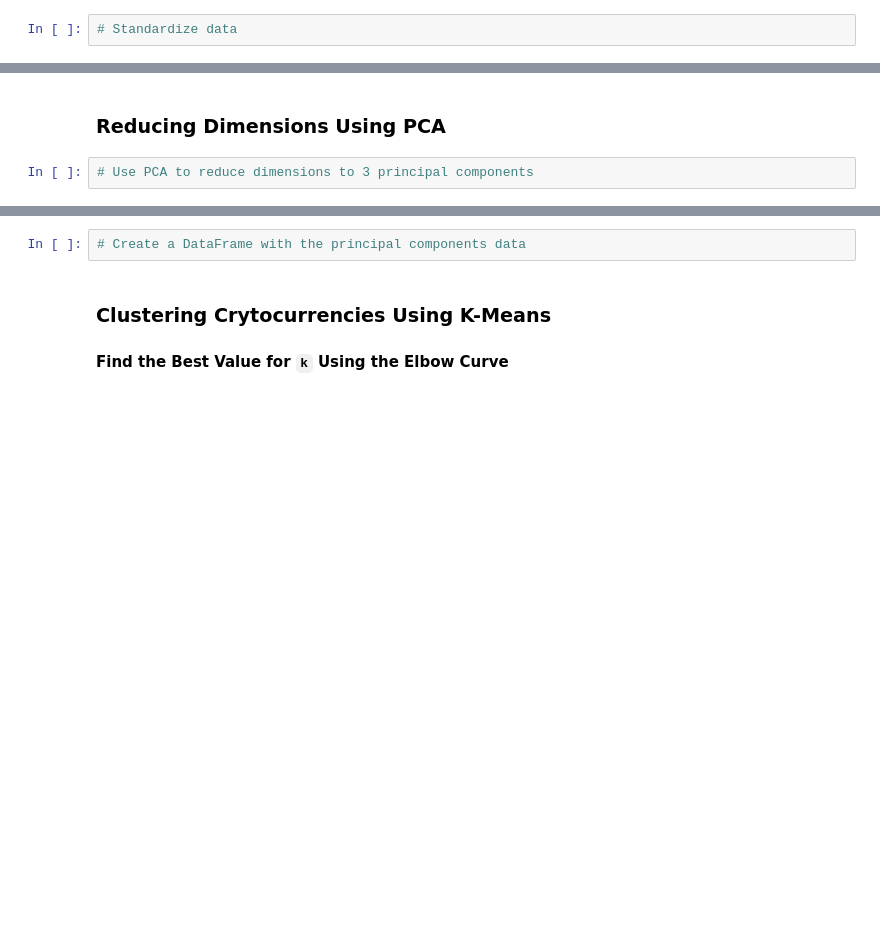
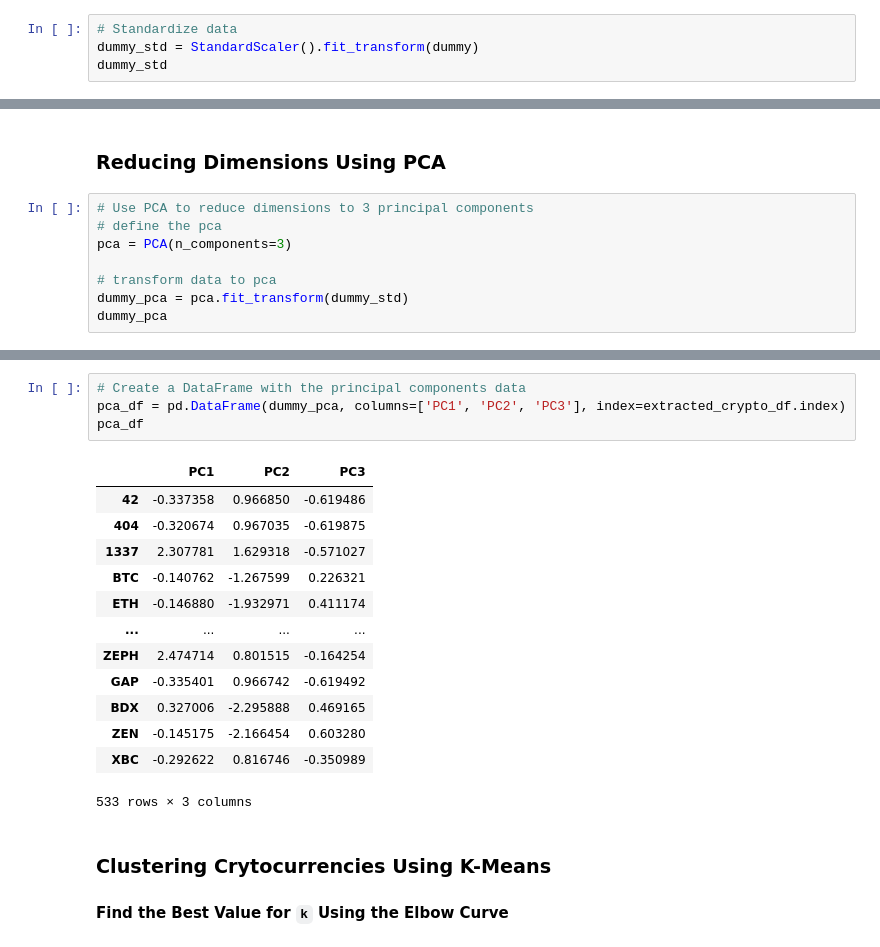
Before and after one commit to cryptillium/clustering-crypto, a Jupyter notebook: crypto_clustering.ipynb, the cells around one changed output, grey strips where cells are left out. Cells and saved outputs as stored; diff of their text form; blank space fills up the shorter version.

```diff
--- a/crypto_clustering.ipynb
+++ b/crypto_clustering.ipynb
@@ -234,2 +250,4 @@ extracted_crypto_df
 # %%
 # Standardize data
+dummy_std = StandardScaler().fit_transform(dummy)
+dummy_std
@@ -237,3 +269,9 @@ extracted_crypto_df
 ### Reducing Dimensions Using PCA
 # %%
 # Use PCA to reduce dimensions to 3 principal components
+# define the pca
+pca = PCA(n_components=3)
+
+# transform data to pca
+dummy_pca = pca.fit_transform(dummy_std)
+dummy_pca
@@ -240,5 +286,21 @@ extracted_crypto_df
 # %%
 # Create a DataFrame with the principal components data
+pca_df = pd.DataFrame(dummy_pca, columns=['PC1', 'PC2', 'PC3'], index=extracted_crypto_df.index)
+pca_df
+# %% [output]
+|  | PC1 | PC2 | PC3 |
+| 42 | -0.337358 | 0.966850 | -0.619486 |
+| 404 | -0.320674 | 0.967035 | -0.619875 |
+| 1337 | 2.307781 | 1.629318 | -0.571027 |
+| BTC | -0.140762 | -1.267599 | 0.226321 |
+| ETH | -0.146880 | -1.932971 | 0.411174 |
+| ... | ... | ... | ... |
+| ZEPH | 2.474714 | 0.801515 | -0.164254 |
+| GAP | -0.335401 | 0.966742 | -0.619492 |
+| BDX | 0.327006 | -2.295888 | 0.469165 |
+| ZEN | -0.145175 | -2.166454 | 0.603280 |
+| XBC | -0.292622 | 0.816746 | -0.350989 |
+533 rows × 3 columns
 # %% [markdown]
 ### Clustering Crytocurrencies Using K-Means
 
```
Also changed, not shown: parts of 3 cells of this notebook.
